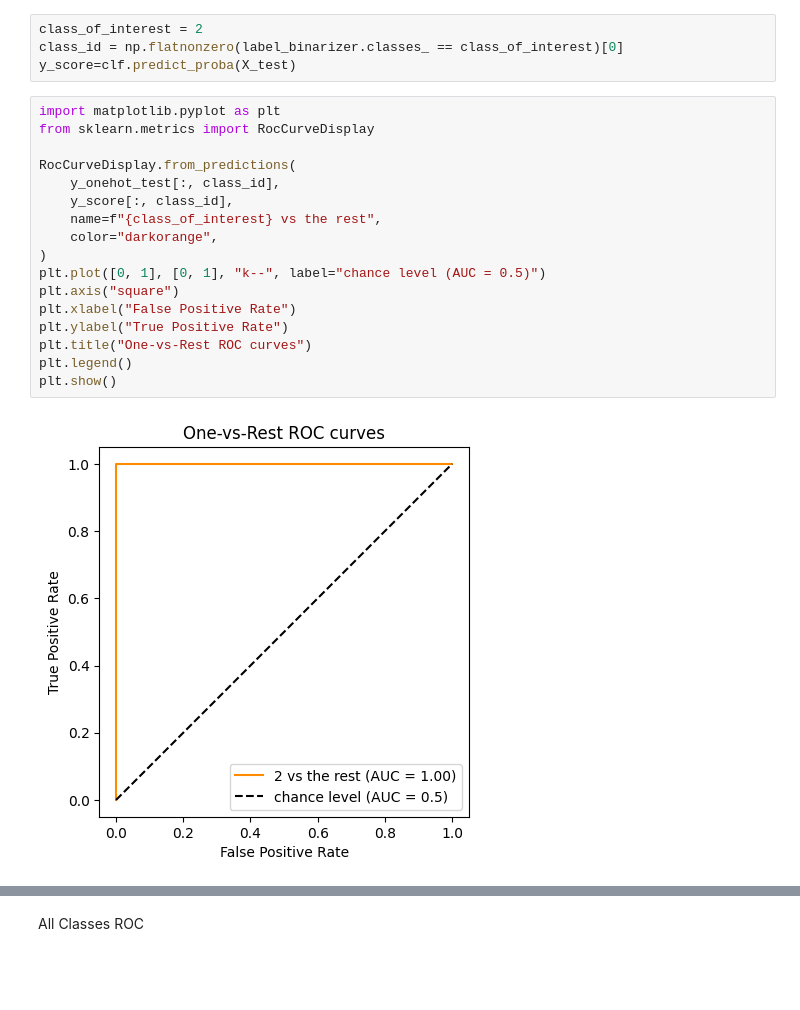
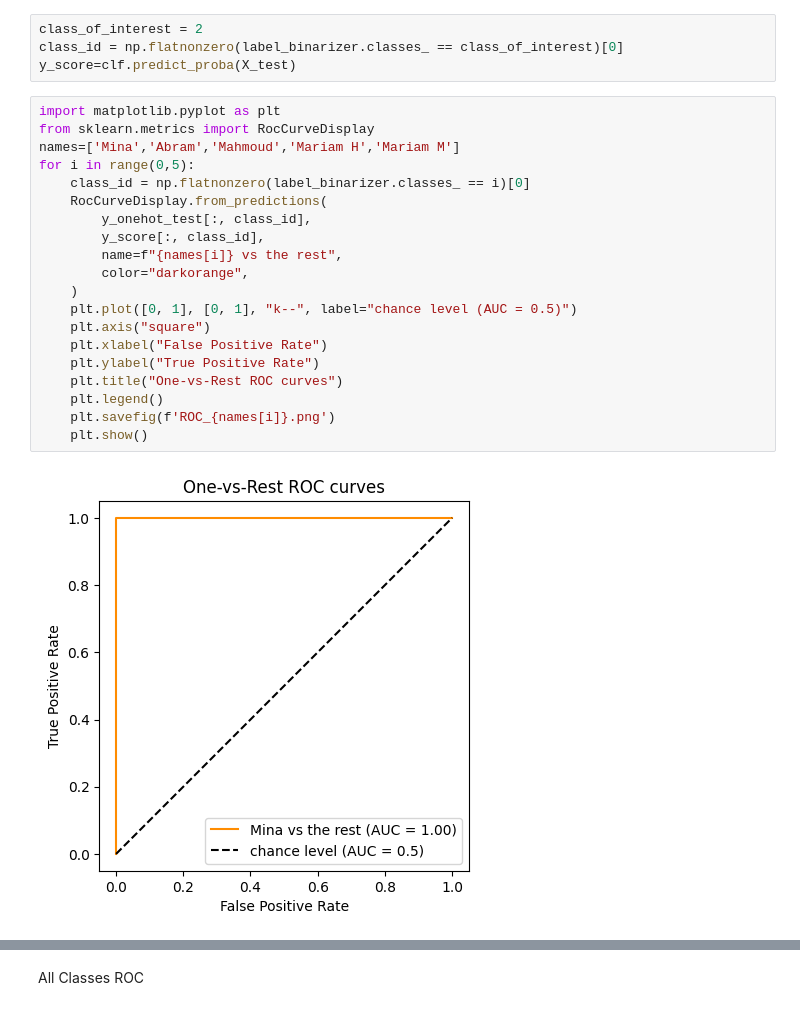
Before and after one commit to mena5800/face_recognition, a Jupyter notebook: model training/model.ipynb, the cells around one changed output, grey strips where cells are left out. Drawn from its saved outputs; the diff is of its cells as text; blank space fills up the shorter version.

Commit message:
save ROC curve

```diff
--- a/model training/model.ipynb
+++ b/model training/model.ipynb
@@ -250,19 +247,22 @@ y_score=clf.predict_proba(X_test)
 # %%
 import matplotlib.pyplot as plt
 from sklearn.metrics import RocCurveDisplay
-
-RocCurveDisplay.from_predictions(
-    y_onehot_test[:, class_id],
-    y_score[:, class_id],
-    name=f"{class_of_interest} vs the rest",
-    color="darkorange",
-)
-plt.plot([0, 1], [0, 1], "k--", label="chance level (AUC = 0.5)")
-plt.axis("square")
-plt.xlabel("False Positive Rate")
-plt.ylabel("True Positive Rate")
-plt.title("One-vs-Rest ROC curves")
-plt.legend()
-plt.show()
+names=['Mina','Abram','Mahmoud','Mariam H','Mariam M']
+for i in range(0,5):
+    class_id = np.flatnonzero(label_binarizer.classes_ == i)[0]
+    RocCurveDisplay.from_predictions(
+        y_onehot_test[:, class_id],
+        y_score[:, class_id],
+        name=f"{names[i]} vs the rest",
+        color="darkorange",
+    )
+    plt.plot([0, 1], [0, 1], "k--", label="chance level (AUC = 0.5)")
+    plt.axis("square")
+    plt.xlabel("False Positive Rate")
+    plt.ylabel("True Positive Rate")
+    plt.title("One-vs-Rest ROC curves")
+    plt.legend()
+    plt.savefig(f'ROC_{names[i]}.png')
+    plt.show()
 # %% [output]
-[figure, old version]
+[figure, new version]
```
Also changed, not shown: parts of 5 cells of this notebook, 7 other files.
